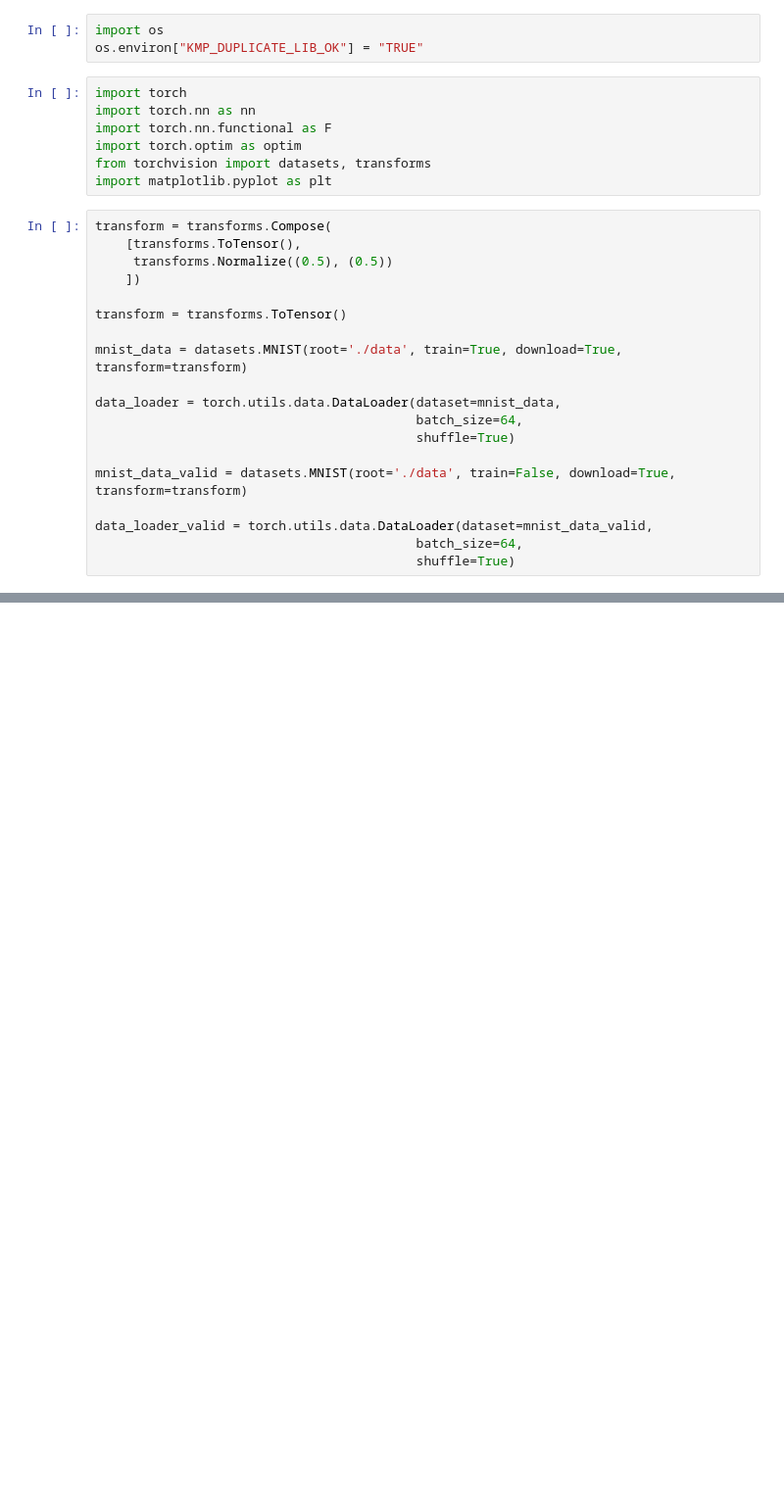
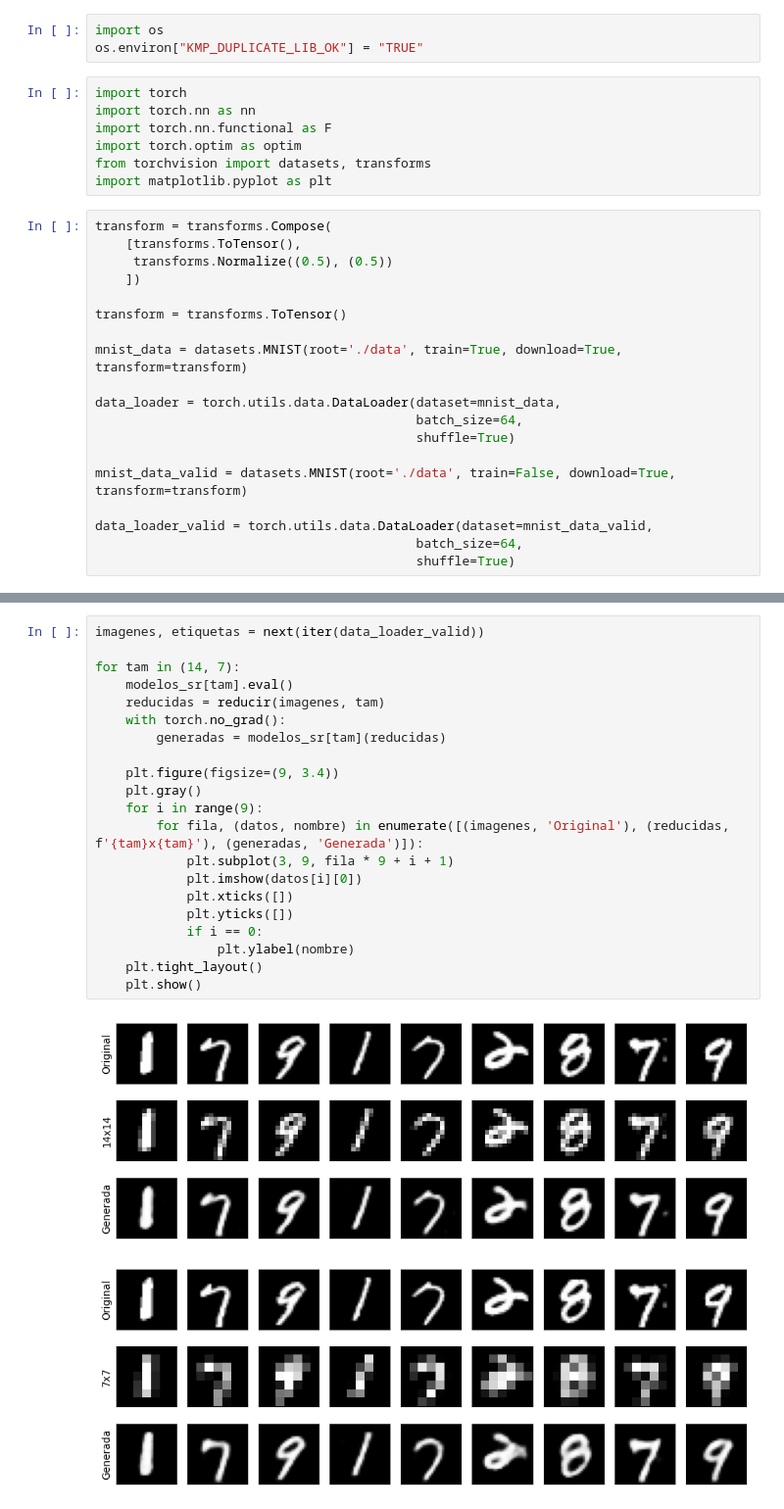
Before and after one commit to Aprendizaje-Automatico-II/Autoencoders, a Jupyter notebook: superresolucion.ipynb, the cells around one changed output, grey strips where cells are left out. Shown at 98% size. Saved outputs shown, nothing was run; the diff lists cells and outputs as text; blank space fills up the shorter version.

```diff
--- a/superresolucion.ipynb
+++ b/superresolucion.ipynb
@@ -230,0 +290,24 @@ for tam in (14, 7):
+# %%
+imagenes, etiquetas = next(iter(data_loader_valid))
+
+for tam in (14, 7):
+    modelos_sr[tam].eval()
+    reducidas = reducir(imagenes, tam)
+    with torch.no_grad():
+        generadas = modelos_sr[tam](reducidas)
+
+    plt.figure(figsize=(9, 3.4))
+    plt.gray()
+    for i in range(9):
+        for fila, (datos, nombre) in enumerate([(imagenes, 'Original'), (reducidas, f'{tam}x{tam}'), (generadas, 'Generada')]):
+            plt.subplot(3, 9, fila * 9 + i + 1)
+            plt.imshow(datos[i][0])
+            plt.xticks([])
+            plt.yticks([])
+            if i == 0:
+                plt.ylabel(nombre)
+    plt.tight_layout()
+    plt.show()
+# %% [output]
+[figure, added]
+[figure, added]
```
Also changed, not shown: parts of 15 cells of this notebook.
